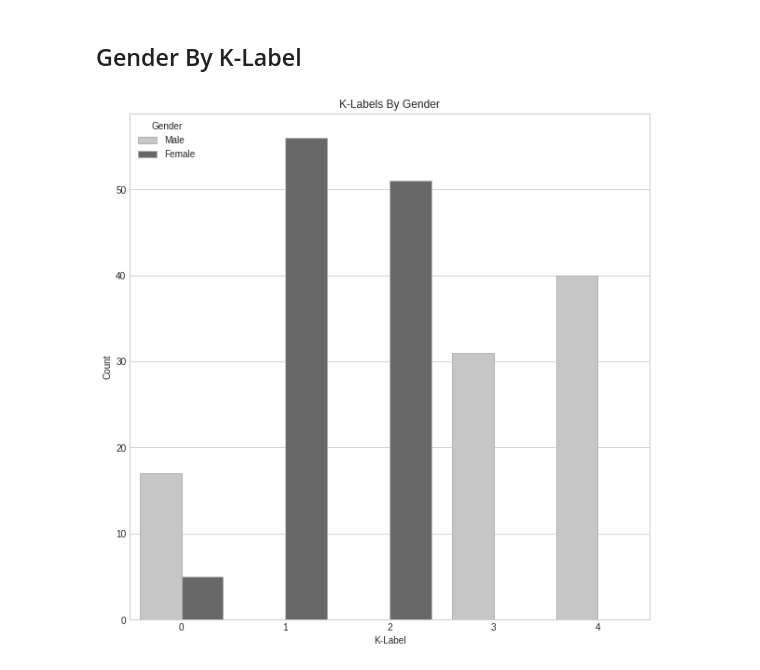
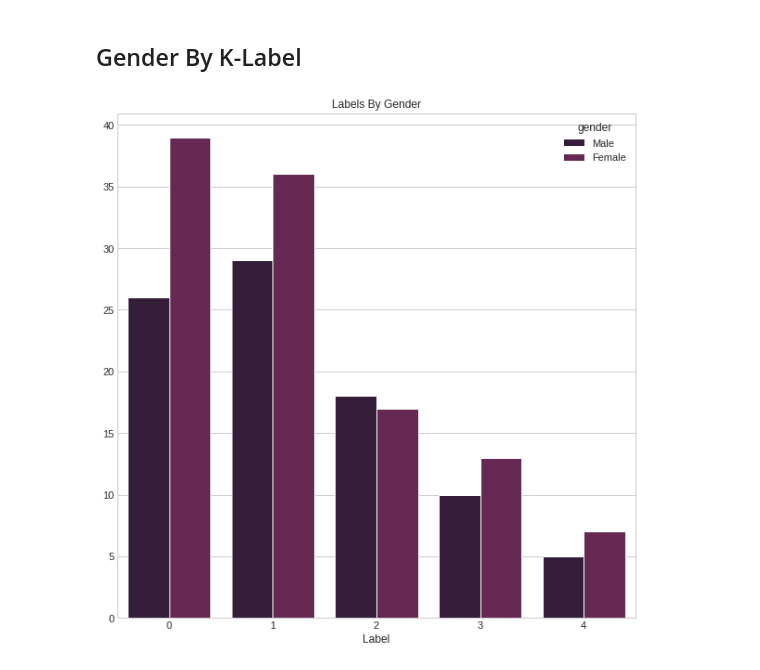
Before and after one commit to MatheusRocha0/Customers-Segmentation, a Jupyter notebook: Customers_Segmentation.ipynb, the cells around one changed output. Cells and saved outputs as stored; diff of their text form; code cells hidden in the pictures.

```diff
--- a/Customers_Segmentation.ipynb
+++ b/Customers_Segmentation.ipynb
@@ -352,3 +339,0 @@ We can also see the 5-Clusters-Tendency in 2 plots above, so let's set n_cluster
-# %%
-kmeans = KMeans(n_clusters = 5, random_state = 1, n_jobs = -1, max_iter = 1000, algorithm = "elkan")
-kmeans.fit(x)
@@ -360,0 +340,4 @@ Since the dataset is not labeled, it is not possible to evaluate this model.
+# %%
+model = AgglomerativeClustering(n_clusters = 5, affinity = "euclidean", linkage = "ward")
+model.fit(x)
+labels = model.labels_
@@ -365,4 +361,4 @@ Now it is possible to label the dataset using the K Labels.
-# %%
-data["k"] = kmeans.labels_
+# %%
+data["label"] = labels
 # %% [markdown]
 ## Pair Plot
@@ -376,11 +372,10 @@ This plot does not show the Gender variable, so I will plot another chart.
 # %% [markdown]
 ## Gender By K-Label
 # %%
-plt.figure(figsize = (10, 10))
-sb.countplot(data = data, x = "k", hue = "Gender", edgecolor = ".7", palette = "Greys")
-plt.title("K-Labels By Gender")
-plt.xlabel("K-Label")
-plt.ylabel("Count")
+sb.countplot(data = data, x = "label", hue = "gender")
+plt.title("Labels By Gender")
+plt.xlabel("Label")
+plt.ylabel("")
 plt.show()
 # %% [output]
-[figure, old version]
+[figure, new version]
```
Also changed, not shown: parts of 50 cells of this notebook.
